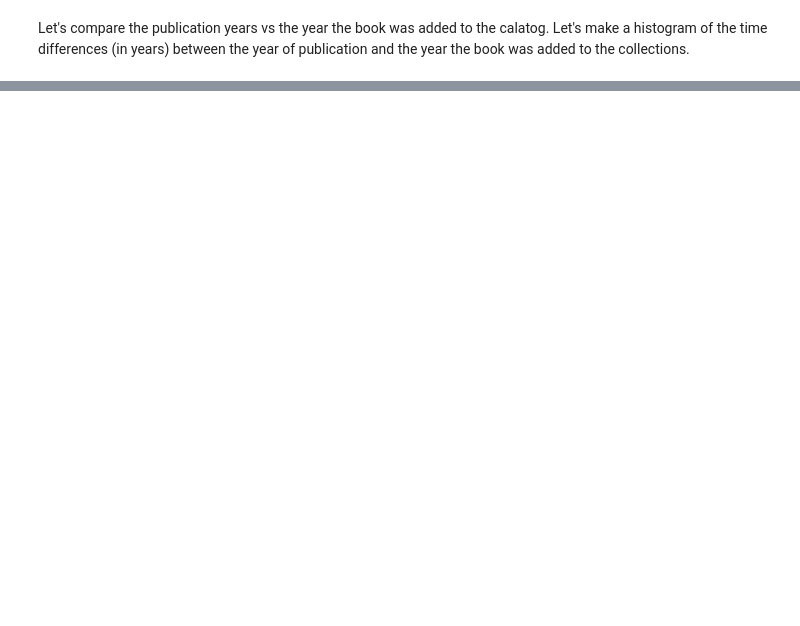
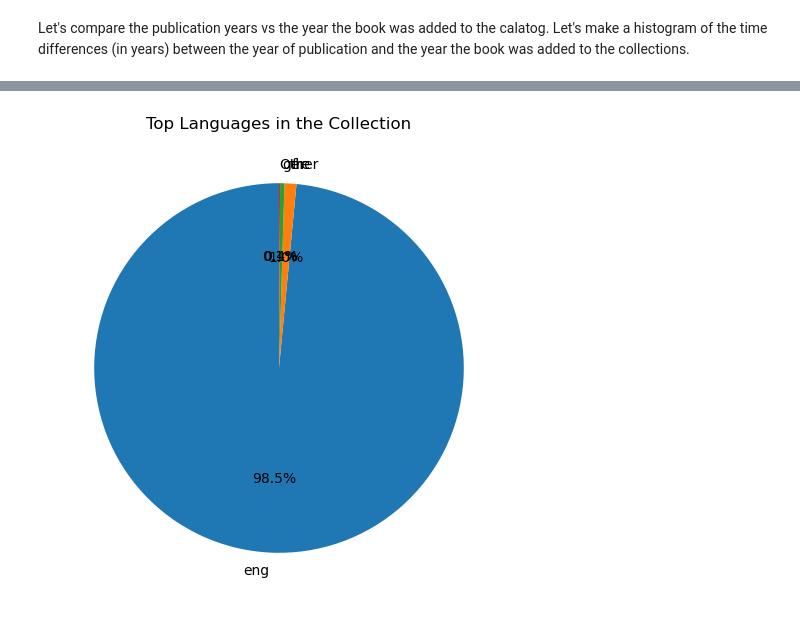
Before and after one commit to KelliMichaelsPPWV/kellimichaels, a Jupyter notebook: Final/Sciences.ipynb, the cells around one changed output, grey strips where cells are left out. Cells and saved outputs as stored; diff of their text form; code cells hidden in the pictures; blank space fills up the shorter version.

```diff
--- a/Final/Sciences.ipynb
+++ b/Final/Sciences.ipynb
@@ -110,0 +208,81 @@ let's investogate the place of publication for our collection as a function of t
+# %%
+##let's investogate the place of publication for our collection as a function of time. maybe compare in like
+##2024 vs 1990 vs 1979 a pie chart of language breakdown for the collections.
+
+# Filter out rows with missing or empty 'Language' entries
+data['Language'] = data['Language'].str.strip()
+filtered_data = data[data['Language'].notna()]
+filtered_data = filtered_data[filtered_data['Language'] != '']
+
+# Group by 'Language' and count occurrences
+language_counts = filtered_data['Language'].value_counts()
+
+# Get the top 5 most common languages
+top_5_languages = language_counts.head(3)
+
+# Sum the rest as "Other"
+other_count = language_counts.iloc[3:].sum()
+
+# Create a new Series for the pie chart
+pie_data = pd.concat([top_5_languages, pd.Series({'Other': other_count})])
+
+# Plot the pie chart
+plt.figure(figsize=(8, 6))
+pie_data.plot.pie(autopct='%1.1f%%', startangle=90, legend=False)
+plt.title('Top Languages in the Collection')
+plt.ylabel('')  # Remove the ylabel for cleaner visualization
+##plt.show()
+
+##Looking at the pie chart,, it is obvious our collection is mostly in English. Since this is not a great way to see
+## (we can't even see the labels here) let's just print out a list with the top 5 languages and respective percentages for each year
+# Clean and process the 'Language' column
+data['Language'] = data['Language'].str.strip()
+filtered_data = data[data['Language'].notna()]
+filtered_data = filtered_data[filtered_data['Language'] != '']
+
+#Do the counting
+language_counts = filtered_data['Language'].value_counts()
+
+# Get the total number of books with any valid language info
+total_books_with_language = language_counts.sum()
+
+# Get the top 5 most common languages and their percentages
+top_5_languages = language_counts.head(5)
+top_5_percentages = (top_5_languages / total_books_with_language) * 100
+
+# Print the results
+print("Top 5 Most Popular Languages in the Collection:")
+for language, percentage in top_5_percentages.items():
+    print(f"{language}: {percentage:.2f}%")
+
+
+##NOW I AM GOING TO REPEAT VERY SIMILAR CODE TO FIND THE HISTORIC LANGUAGE BREAKDOWN IN 1990 AND 1960 AND PRIOR
+
+
+# Ensure 'Item Created Date' is a valid datetime and extract the year
+data['Item Created Year'] = pd.to_datetime(data['Item Created Date'], errors='coerce').dt.year
+
+# Filter data for books added before 1990
+data_1990 = data[data['Item Created Year'] < 1990]
+
+
+data_1990['Language'] = data_1990['Language'].str.strip()
+filtered_data_1990 = data_1990[data_1990['Language'].notna()]
+filtered_data_1990 = filtered_data_1990[filtered_data_1990['Language'] != '']
+
+
+language_counts_1990 = filtered_data_1990['Language'].value_counts()
+
+total_books_with_language_1990 = language_counts_1990.sum()
+
+top_5_languages_1990 = language_counts_1990.head(5)
+top_5_percentages_1990 = (top_5_languages_1990 / total_books_with_language_1990) * 100
+
+print("Top 5 Most Popular Languages in the Collection (Before 1990):")
+for language, percentage in top_5_percentages_1990.items():
+    print(f"{language}: {percentage:.2f}%")
+print(f"Number of books added before 1990: {data_1990.shape[0]}")
+print(f"Number of books with valid language info before 1990: {filtered_data_1990.shape[0]}")
+
+##There is no data all the way back to 1990! These must be newer books. Let's find the oldest book in the collection
+# %% [output]
@@ -111 +298,2 @@ let's investogate the place of publication for our collection as a function of t
+[figure, added]
 # %%
```
Also changed, not shown: parts of 9 cells of this notebook.
